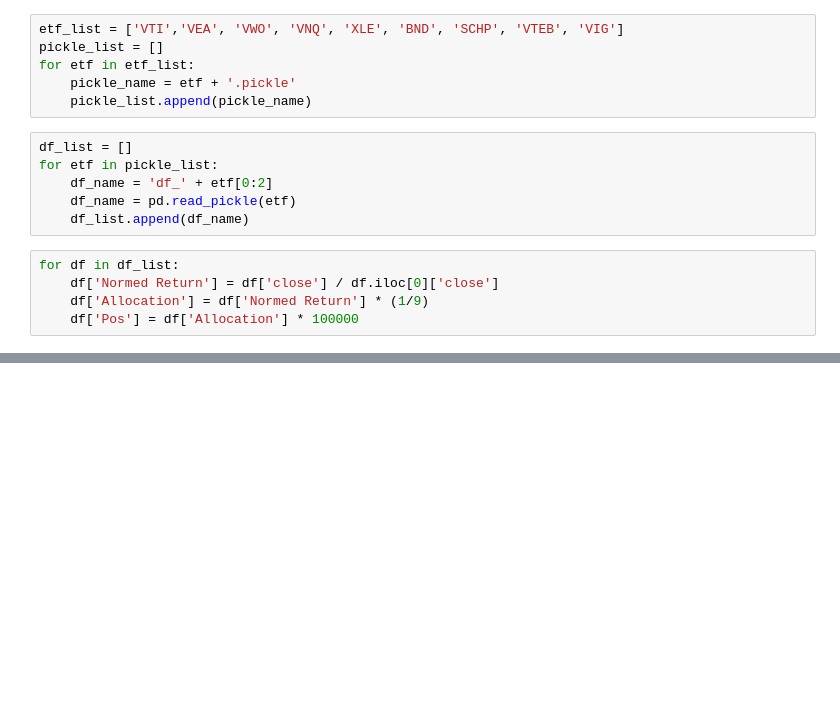
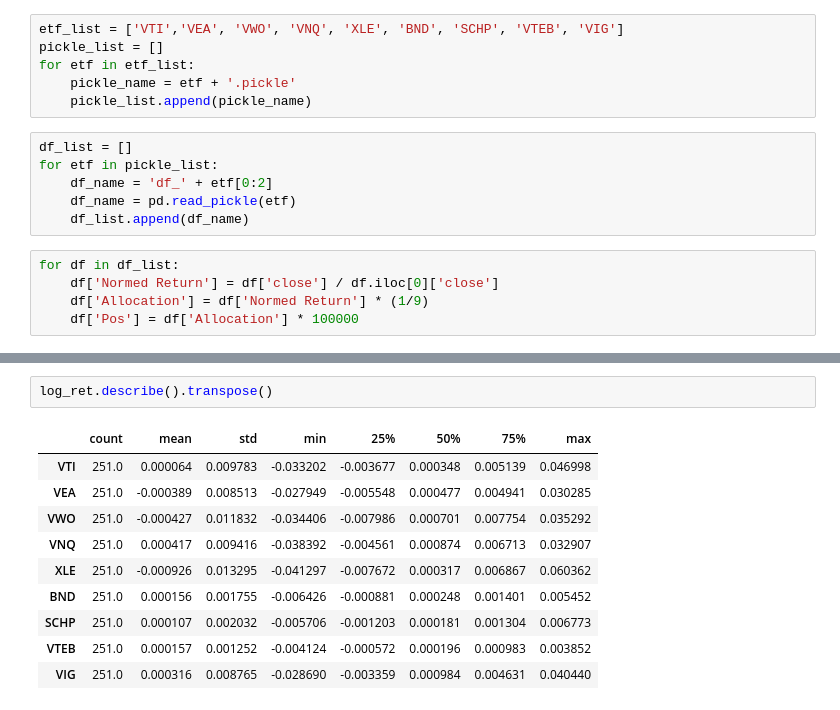
Before and after one commit to jacoblucas95/Portfolio-Optimizer, a Jupyter notebook: setup/data/optimizer_test.ipynb, the cells around one changed output, grey strips where cells are left out. Cells and saved outputs as stored; diff of their text form; blank space fills up the shorter version.

```diff
--- a/setup/data/optimizer_test.ipynb
+++ b/setup/data/optimizer_test.ipynb
@@ -42,0 +105,13 @@ df_list
+# %%
+log_ret.describe().transpose()
+# %% [output]
+|  | count | mean | std | min | 25% | 50% | 75% | max |
+| VTI | 251.0 | 0.000064 | 0.009783 | -0.033202 | -0.003677 | 0.000348 | 0.005139 | 0.046998 |
+| VEA | 251.0 | -0.000389 | 0.008513 | -0.027949 | -0.005548 | 0.000477 | 0.004941 | 0.030285 |
+| VWO | 251.0 | -0.000427 | 0.011832 | -0.034406 | -0.007986 | 0.000701 | 0.007754 | 0.035292 |
+| VNQ | 251.0 | 0.000417 | 0.009416 | -0.038392 | -0.004561 | 0.000874 | 0.006713 | 0.032907 |
+| XLE | 251.0 | -0.000926 | 0.013295 | -0.041297 | -0.007672 | 0.000317 | 0.006867 | 0.060362 |
+| BND | 251.0 | 0.000156 | 0.001755 | -0.006426 | -0.000881 | 0.000248 | 0.001401 | 0.005452 |
+| SCHP | 251.0 | 0.000107 | 0.002032 | -0.005706 | -0.001203 | 0.000181 | 0.001304 | 0.006773 |
+| VTEB | 251.0 | 0.000157 | 0.001252 | -0.004124 | -0.000572 | 0.000196 | 0.000983 | 0.003852 |
+| VIG | 251.0 | 0.000316 | 0.008765 | -0.028690 | -0.003359 | 0.000984 | 0.004631 | 0.040440 |
```
Also changed, not shown: parts of 19 cells of this notebook, 3 other files.
